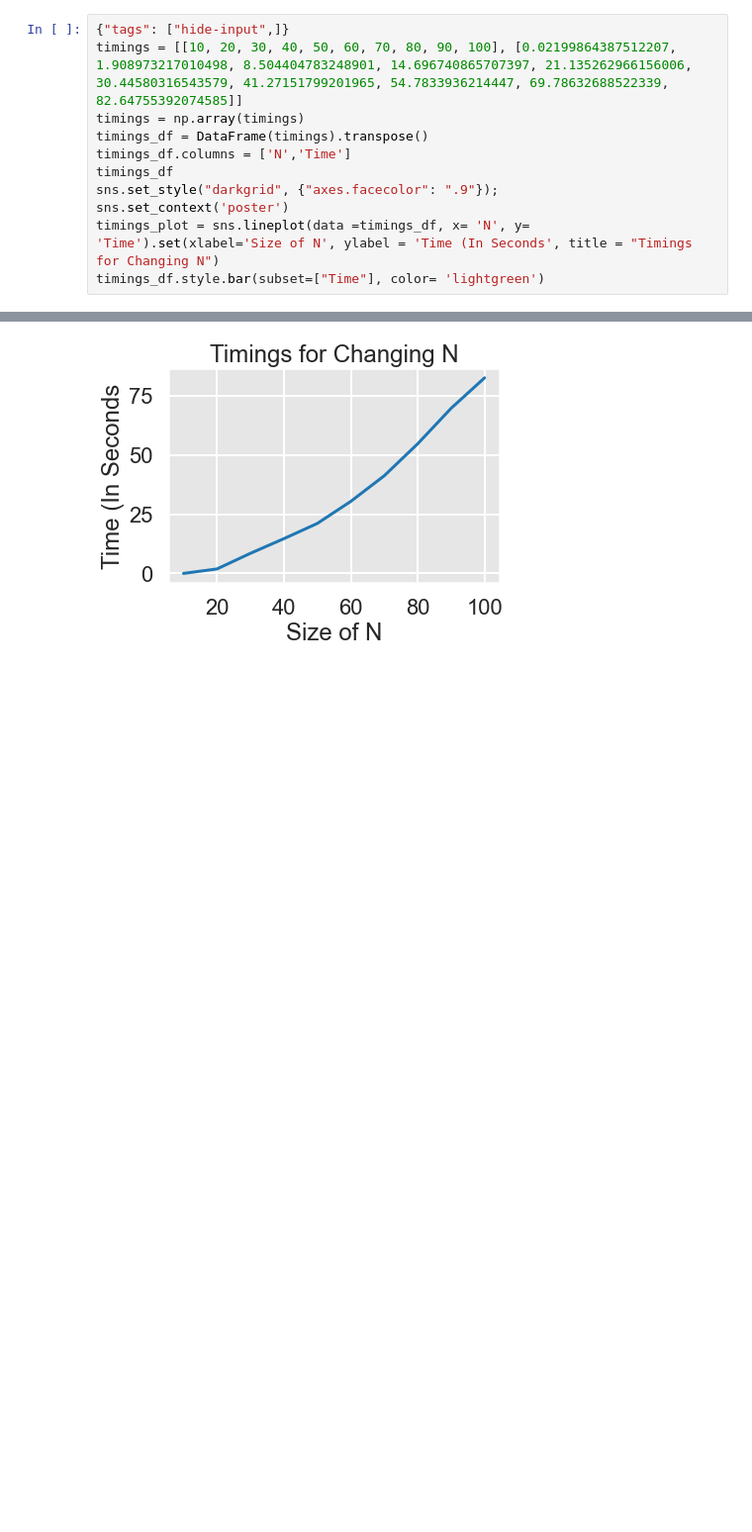
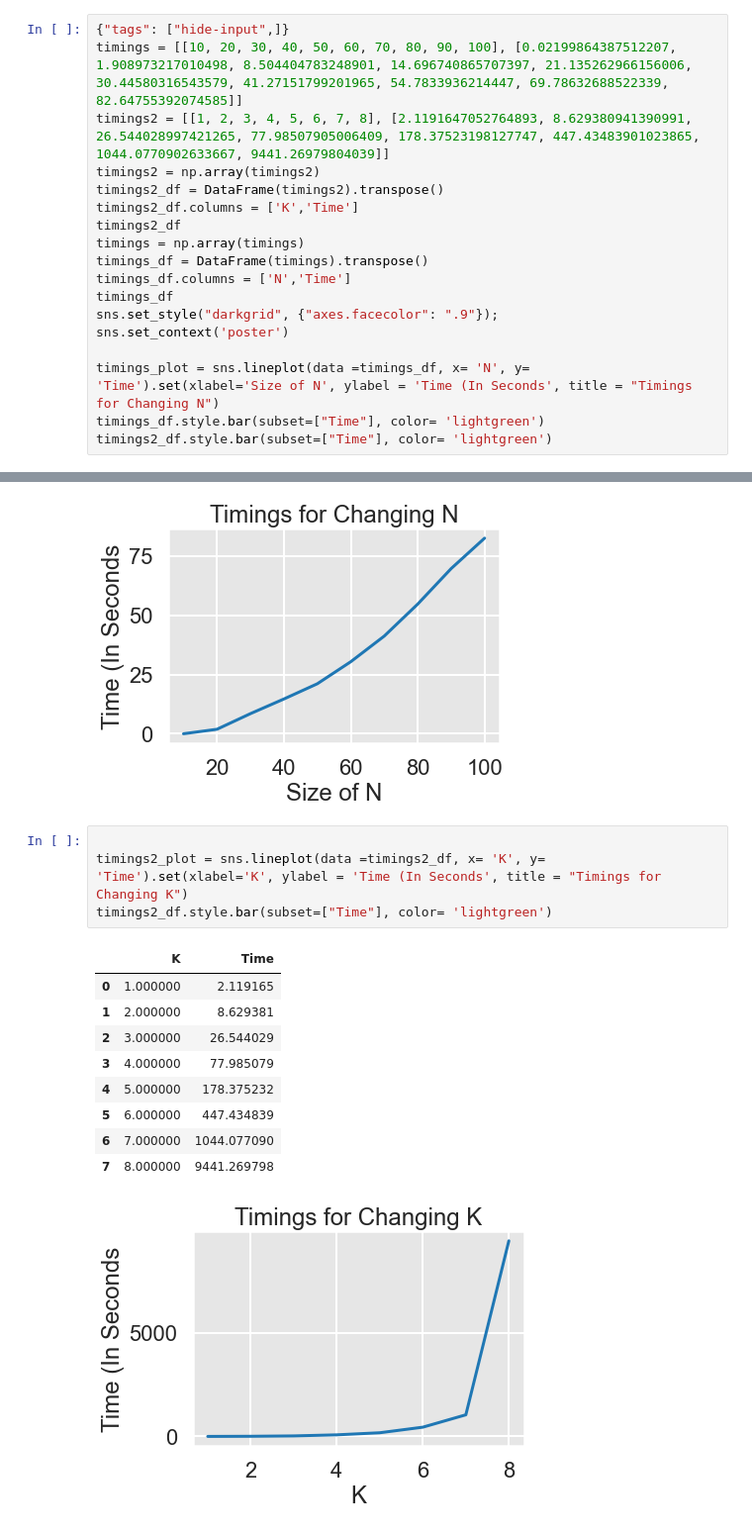
Before and after one commit to louishu17/tree_color_coding_task, a Jupyter notebook: vizualizations_jupyter.ipynb, the cells around one changed output, grey strips where cells are left out. Shown at 99% size. Cells and saved outputs as stored; diff of their text form; blank space fills up the shorter version.

Commit message:
added timings

```diff
--- a/vizualizations_jupyter.ipynb
+++ b/vizualizations_jupyter.ipynb
@@ -8,14 +9,21 @@ from nbconvert import HTMLExporter
 # %%
 {"tags": ["hide-input",]}
 timings = [[10, 20, 30, 40, 50, 60, 70, 80, 90, 100], [0.02199864387512207, 1.908973217010498, 8.504404783248901, 14.696740865707397, 21.135262966156006, 30.44580316543579, 41.27151799201965, 54.7833936214447, 69.78632688522339, 82.64755392074585]]
+timings2 = [[1, 2, 3, 4, 5, 6, 7, 8], [2.1191647052764893, 8.629380941390991, 26.544028997421265, 77.98507905006409, 178.37523198127747, 447.43483901023865, 1044.0770902633667, 9441.26979804039]]
+timings2 = np.array(timings2)
+timings2_df = DataFrame(timings2).transpose()
+timings2_df.columns = ['K','Time']
+timings2_df
 timings = np.array(timings)
 timings_df = DataFrame(timings).transpose()
 timings_df.columns = ['N','Time']
 timings_df
 sns.set_style("darkgrid", {"axes.facecolor": ".9"});
 sns.set_context('poster')
+
 timings_plot = sns.lineplot(data =timings_df, x= 'N', y= 'Time').set(xlabel='Size of N', ylabel = 'Time (In Seconds', title = "Timings for Changing N")
 timings_df.style.bar(subset=["Time"], color= 'lightgreen')
+timings2_df.style.bar(subset=["Time"], color= 'lightgreen')
 # %% [output]
 |  | N | Time |
 | 0 | 10.000000 | 0.021999 |
@@ -29,3 +37,18 @@ timings_df.style.bar(subset=["Time"], color= 'lightgreen')
 | 8 | 90.000000 | 69.786327 |
 | 9 | 100.000000 | 82.647554 |
 [figure]
+# %%
+
+timings2_plot = sns.lineplot(data =timings2_df, x= 'K', y= 'Time').set(xlabel='K', ylabel = 'Time (In Seconds', title = "Timings for Changing K")
+timings2_df.style.bar(subset=["Time"], color= 'lightgreen')
+# %% [output]
+|  | K | Time |
+| 0 | 1.000000 | 2.119165 |
+| 1 | 2.000000 | 8.629381 |
+| 2 | 3.000000 | 26.544029 |
+| 3 | 4.000000 | 77.985079 |
+| 4 | 5.000000 | 178.375232 |
+| 5 | 6.000000 | 447.434839 |
+| 6 | 7.000000 | 1044.077090 |
+| 7 | 8.000000 | 9441.269798 |
+[figure, added]
```
Also changed, not shown: parts of 1 cell of this notebook, 1 other file.
